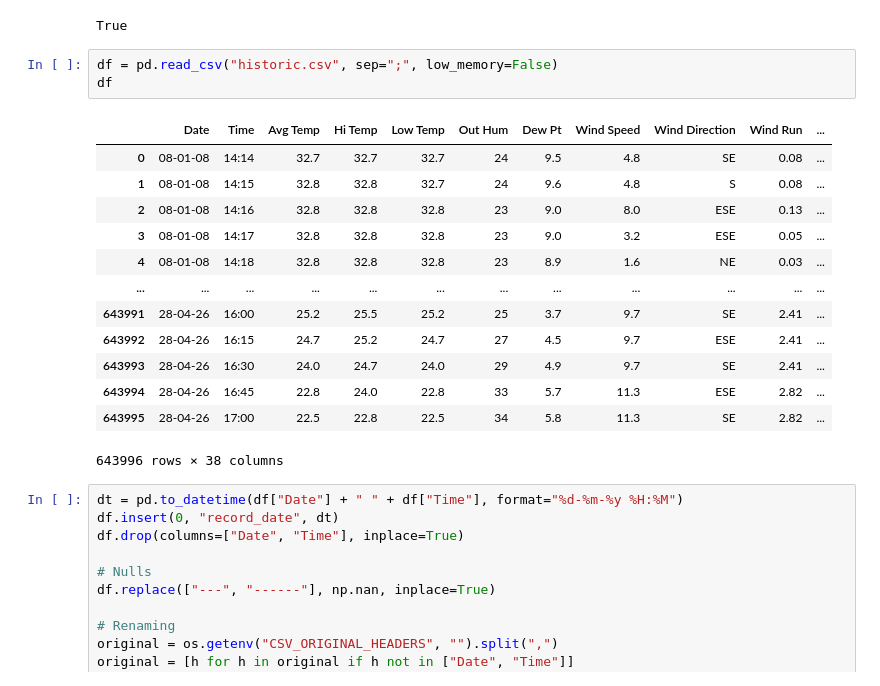
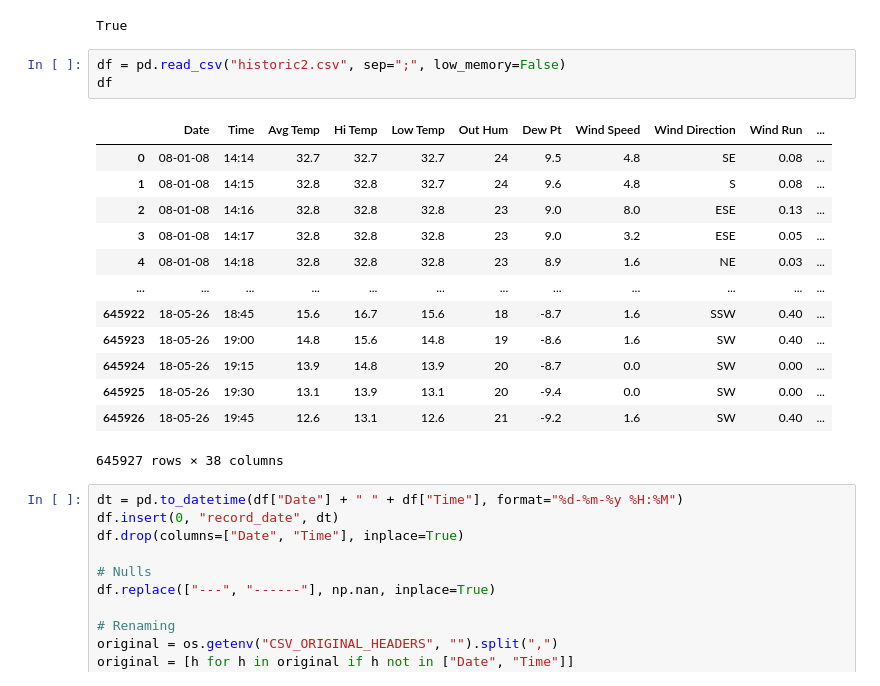
Before and after one commit to Qm-Dev/tiltil_weather_site, a Jupyter notebook: backend/notebooks/1_bad_data_to_nan.ipynb, the cells around one changed output. Drawn from its saved outputs; the diff is of its cells as text.

```diff
--- a/backend/notebooks/1_bad_data_to_nan.ipynb
+++ b/backend/notebooks/1_bad_data_to_nan.ipynb
@@ -8,22 +8,22 @@ load_dotenv(dotenv_path="../.env")
 # %% [output]
 True
 # %%
-df = pd.read_csv("historic.csv", sep=";", low_memory=False)
+df = pd.read_csv("historic2.csv", sep=";", low_memory=False)
 df
 # %% [output]
 |  | Date | Time | Avg Temp | Hi Temp | Low Temp | Out Hum | Dew Pt | Wind Speed | Wind Direction | Wind Run | ... |
 | 0 | 08-01-08 | 14:14 | 32.7 | 32.7 | 32.7 | 24 | 9.5 | 4.8 | SE | 0.08 | ... |
 | 1 | 08-01-08 | 14:15 | 32.8 | 32.8 | 32.7 | 24 | 9.6 | 4.8 | S | 0.08 | ... |
 | 2 | 08-01-08 | 14:16 | 32.8 | 32.8 | 32.8 | 23 | 9.0 | 8.0 | ESE | 0.13 | ... |
 | 3 | 08-01-08 | 14:17 | 32.8 | 32.8 | 32.8 | 23 | 9.0 | 3.2 | ESE | 0.05 | ... |
 | 4 | 08-01-08 | 14:18 | 32.8 | 32.8 | 32.8 | 23 | 8.9 | 1.6 | NE | 0.03 | ... |
 | ... | ... | ... | ... | ... | ... | ... | ... | ... | ... | ... | ... |
-| 643991 | 28-04-26 | 16:00 | 25.2 | 25.5 | 25.2 | 25 | 3.7 | 9.7 | SE | 2.41 | ... |
-| 643992 | 28-04-26 | 16:15 | 24.7 | 25.2 | 24.7 | 27 | 4.5 | 9.7 | ESE | 2.41 | ... |
-| 643993 | 28-04-26 | 16:30 | 24.0 | 24.7 | 24.0 | 29 | 4.9 | 9.7 | SE | 2.41 | ... |
-| 643994 | 28-04-26 | 16:45 | 22.8 | 24.0 | 22.8 | 33 | 5.7 | 11.3 | ESE | 2.82 | ... |
-| 643995 | 28-04-26 | 17:00 | 22.5 | 22.8 | 22.5 | 34 | 5.8 | 11.3 | SE | 2.82 | ... |
+| 645922 | 18-05-26 | 18:45 | 15.6 | 16.7 | 15.6 | 18 | -8.7 | 1.6 | SSW | 0.40 | ... |
+| 645923 | 18-05-26 | 19:00 | 14.8 | 15.6 | 14.8 | 19 | -8.6 | 1.6 | SW | 0.40 | ... |
+| 645924 | 18-05-26 | 19:15 | 13.9 | 14.8 | 13.9 | 20 | -8.7 | 0.0 | SW | 0.00 | ... |
+| 645925 | 18-05-26 | 19:30 | 13.1 | 13.9 | 13.1 | 20 | -9.4 | 0.0 | SW | 0.00 | ... |
+| 645926 | 18-05-26 | 19:45 | 12.6 | 13.1 | 12.6 | 21 | -9.2 | 1.6 | SW | 0.40 | ... |
-643996 rows × 38 columns
+645927 rows × 38 columns
 # %%
 dt = pd.to_datetime(df["Date"] + " " + df["Time"], format="%d-%m-%y %H:%M")
 df.insert(0, "record_date", dt)
```
Also changed, not shown: 11 other files.
